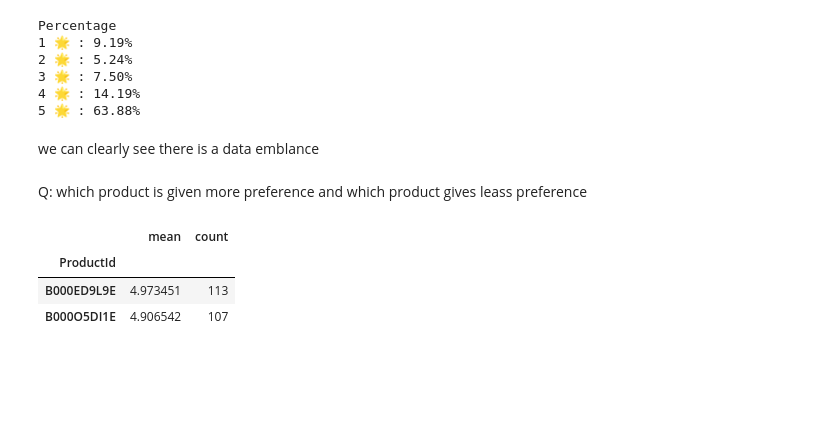
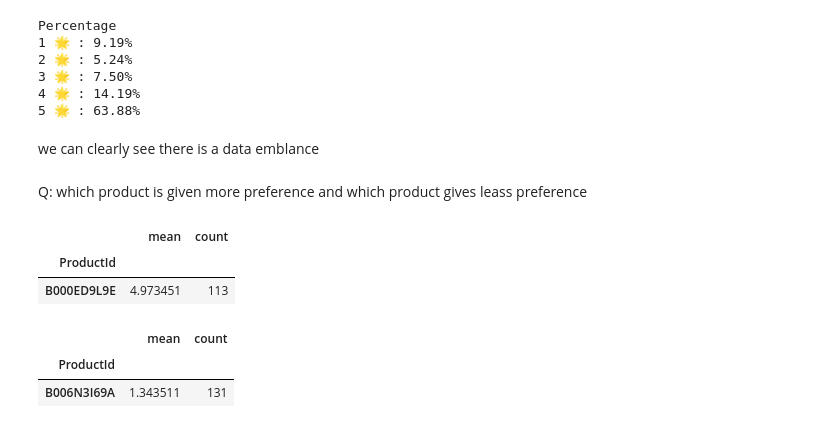
Before and after one commit to Sharddha-Sharddha/IITMLAssignments, a Jupyter notebook: AMAZON_fine_food_review_RNN|LSTM_model.ipynb, the cells around one changed output. Saved outputs shown, nothing was run; the diff lists cells and outputs as text; code cells hidden in the pictures; blank space fills up the shorter version.

```diff
--- a/AMAZON_fine_food_review_RNN|LSTM_model.ipynb
+++ b/AMAZON_fine_food_review_RNN|LSTM_model.ipynb
@@ -98,10 +98,16 @@ Q: which product is given more preference and which product gives leass preferen
 # %%
 product_stat= df.groupby('ProductId')['Score'].agg(['mean', 'count'])
 
 most_preferred= product_stat[product_stat['count']>50].sort_values(by='mean', ascending=False)
-most_preferred.head(2)
+most_preferred.head(1)
 # %% [output]
 |  | mean | count |
 | ProductId |  |  |
 | B000ED9L9E | 4.973451 | 113 |
-| B000O5DI1E | 4.906542 | 107 |
+# %%
+least_preferred= product_stat[product_stat['count']>50].sort_values(by='mean', ascending=True)
+least_preferred.head(1)
+# %% [output]
+|  | mean | count |
+| ProductId |  |  |
+| B006N3I69A | 1.343511 | 131 |
```
Also changed, not shown: parts of 9 cells of this notebook.
